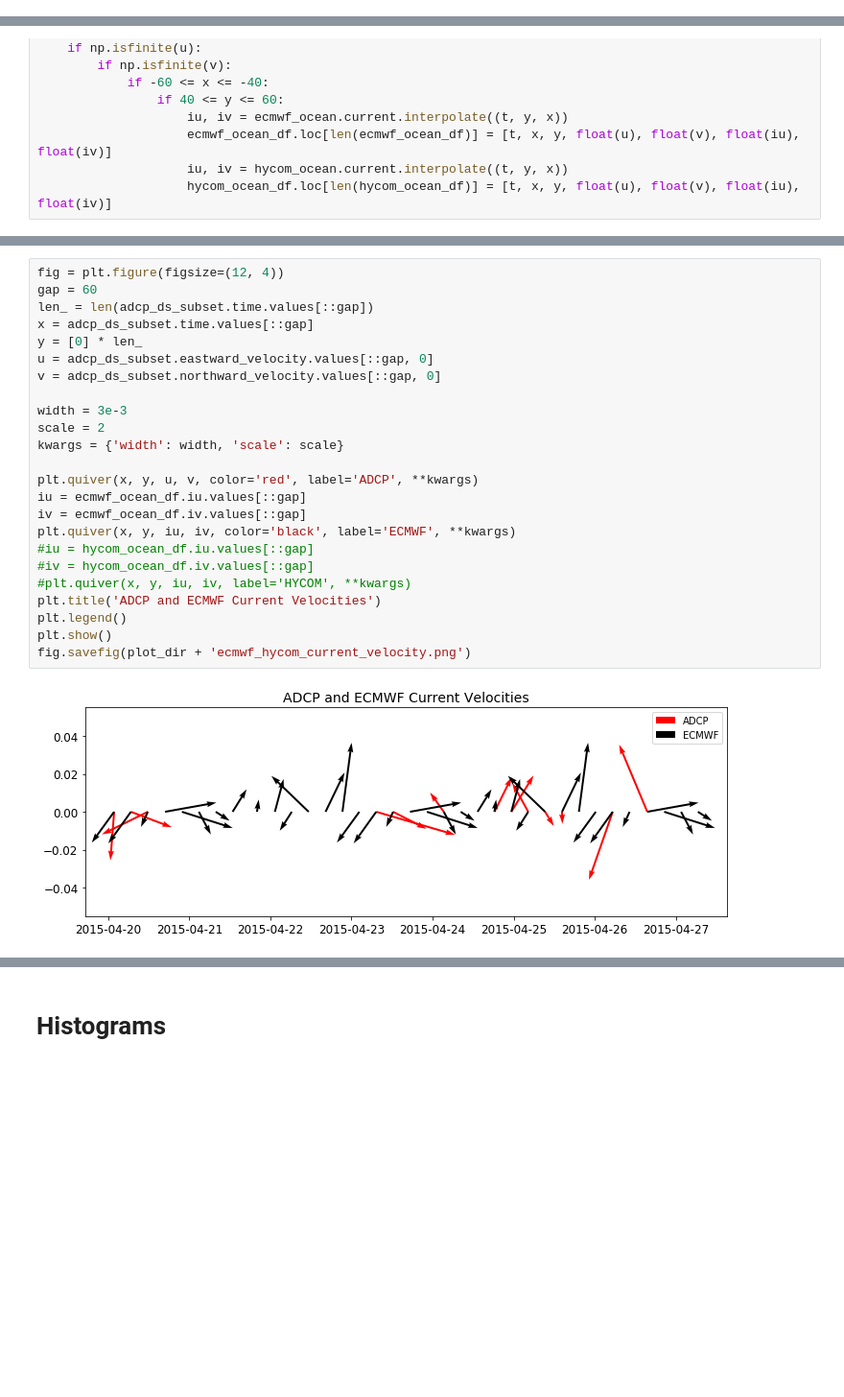
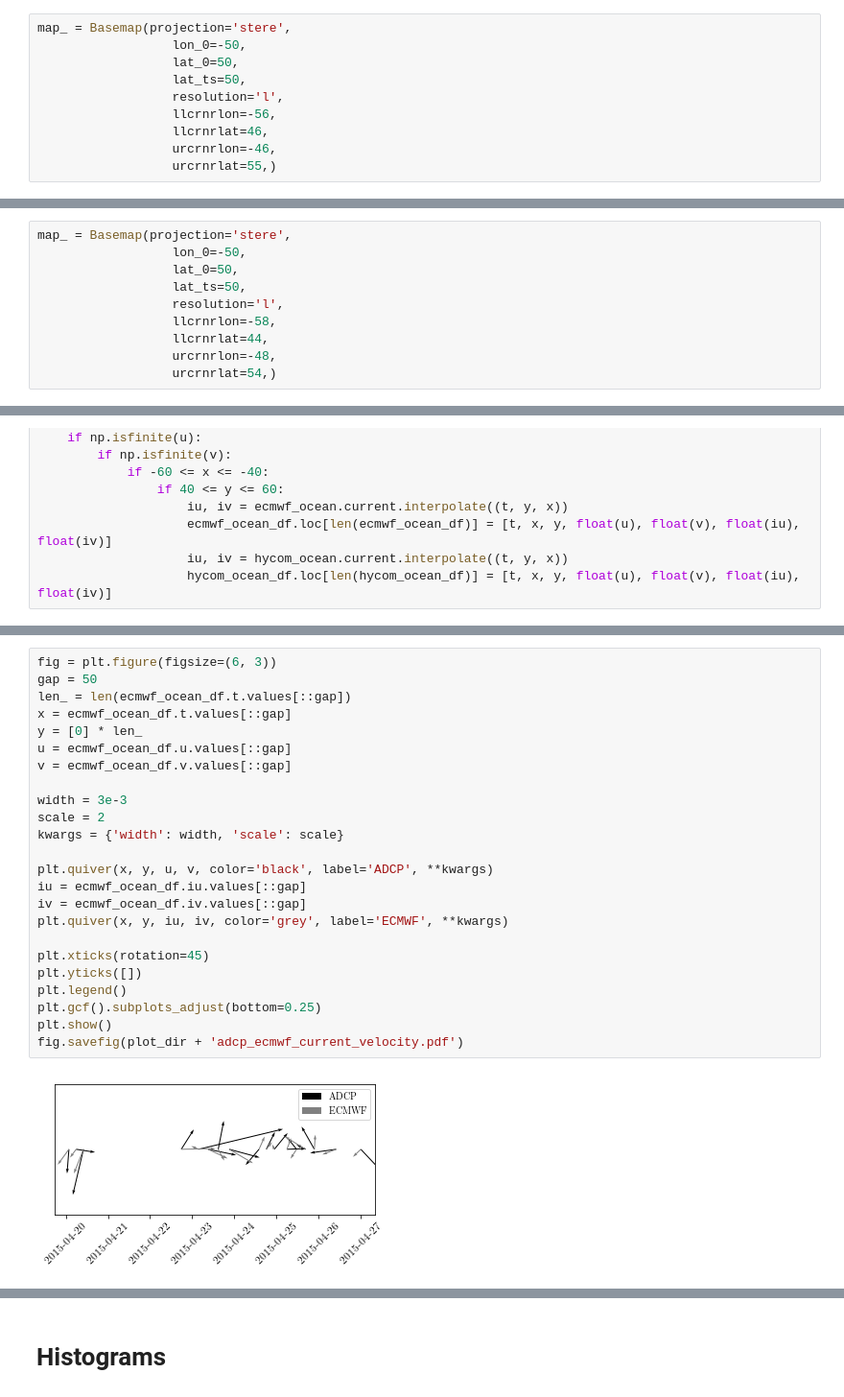
Before and after one commit to jmunroe/IceDEF, a Jupyter notebook: notebooks/statoil_arcticnet_data.ipynb, the cells around one changed output, grey strips where cells are left out. Shown at 96% size. Saved outputs shown, nothing was run; the diff lists cells and outputs as text; blank space fills up the shorter version.

```diff
--- a/notebooks/statoil_arcticnet_data.ipynb
+++ b/notebooks/statoil_arcticnet_data.ipynb
@@ -39,0 +29,10 @@ fig.savefig(plot_dir + 'beacon_drift_tracks.png')
+# %%
+map_ = Basemap(projection='stere',
+                  lon_0=-50,
+                  lat_0=50,
+                  lat_ts=50,
+                  resolution='l',
+                  llcrnrlon=-56,
+                  llcrnrlat=46,
+                  urcrnrlon=-46,
+                  urcrnrlat=55,)
@@ -189,0 +257,10 @@ fig.savefig(plot_dir + 'adcp_current_velocity.png')
+# %%
+map_ = Basemap(projection='stere',
+                  lon_0=-50,
+                  lat_0=50,
+                  lat_ts=50,
+                  resolution='l',
+                  llcrnrlon=-58,
+                  llcrnrlat=44,
+                  urcrnrlon=-48,
+                  urcrnrlat=54,)
@@ -213,26 +344,26 @@ for i in range(len_):
 # %%
-fig = plt.figure(figsize=(12, 4))
-gap = 60
-len_ = len(adcp_ds_subset.time.values[::gap])
-x = adcp_ds_subset.time.values[::gap]
+fig = plt.figure(figsize=(6, 3))
+gap = 50
+len_ = len(ecmwf_ocean_df.t.values[::gap])
+x = ecmwf_ocean_df.t.values[::gap]
 y = [0] * len_
-u = adcp_ds_subset.eastward_velocity.values[::gap, 0]
-v = adcp_ds_subset.northward_velocity.values[::gap, 0]
+u = ecmwf_ocean_df.u.values[::gap]
+v = ecmwf_ocean_df.v.values[::gap]
 
 width = 3e-3
 scale = 2
 kwargs = {'width': width, 'scale': scale}
 
-plt.quiver(x, y, u, v, color='red', label='ADCP', **kwargs)
+plt.quiver(x, y, u, v, color='black', label='ADCP', **kwargs)
 iu = ecmwf_ocean_df.iu.values[::gap]
 iv = ecmwf_ocean_df.iv.values[::gap]
-plt.quiver(x, y, iu, iv, color='black', label='ECMWF', **kwargs)
-#iu = hycom_ocean_df.iu.values[::gap]
-#iv = hycom_ocean_df.iv.values[::gap]
-#plt.quiver(x, y, iu, iv, label='HYCOM', **kwargs)
-plt.title('ADCP and ECMWF Current Velocities')
+plt.quiver(x, y, iu, iv, color='grey', label='ECMWF', **kwargs)
+
+plt.xticks(rotation=45)
+plt.yticks([])
 plt.legend()
+plt.gcf().subplots_adjust(bottom=0.25)
 plt.show()
-fig.savefig(plot_dir + 'ecmwf_hycom_current_velocity.png')
+fig.savefig(plot_dir + 'adcp_ecmwf_current_velocity.pdf')
 # %% [output]
-[figure, old version]
+[figure, new version]
```
Also changed, not shown: parts of 26 cells of this notebook.
